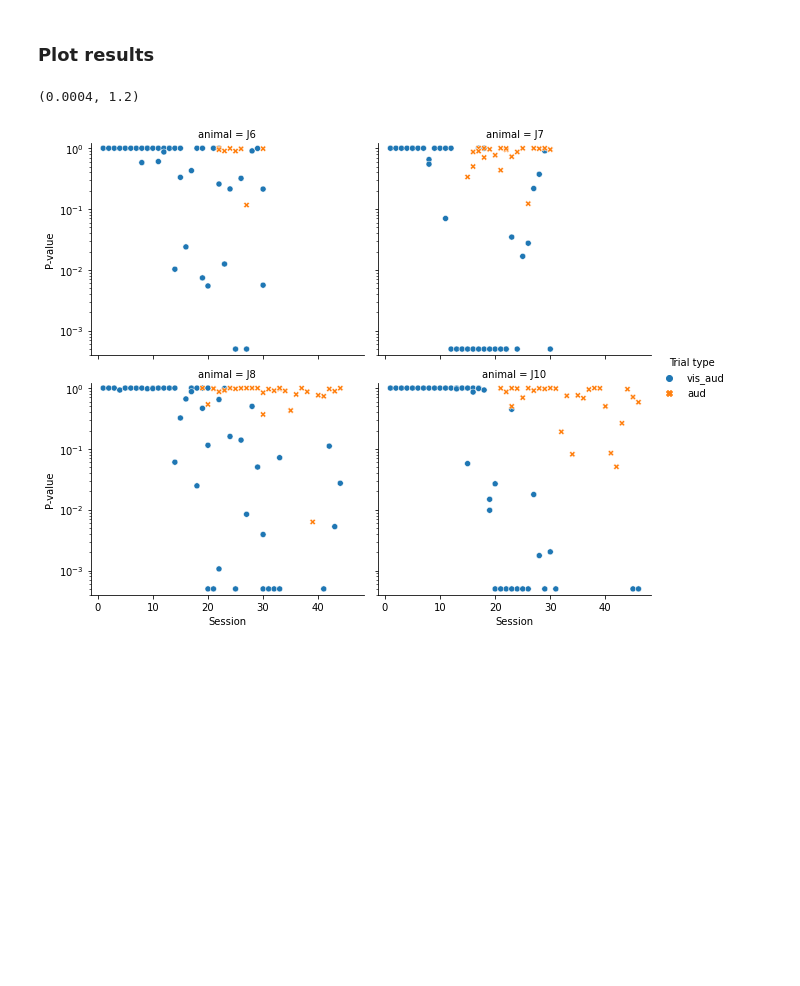
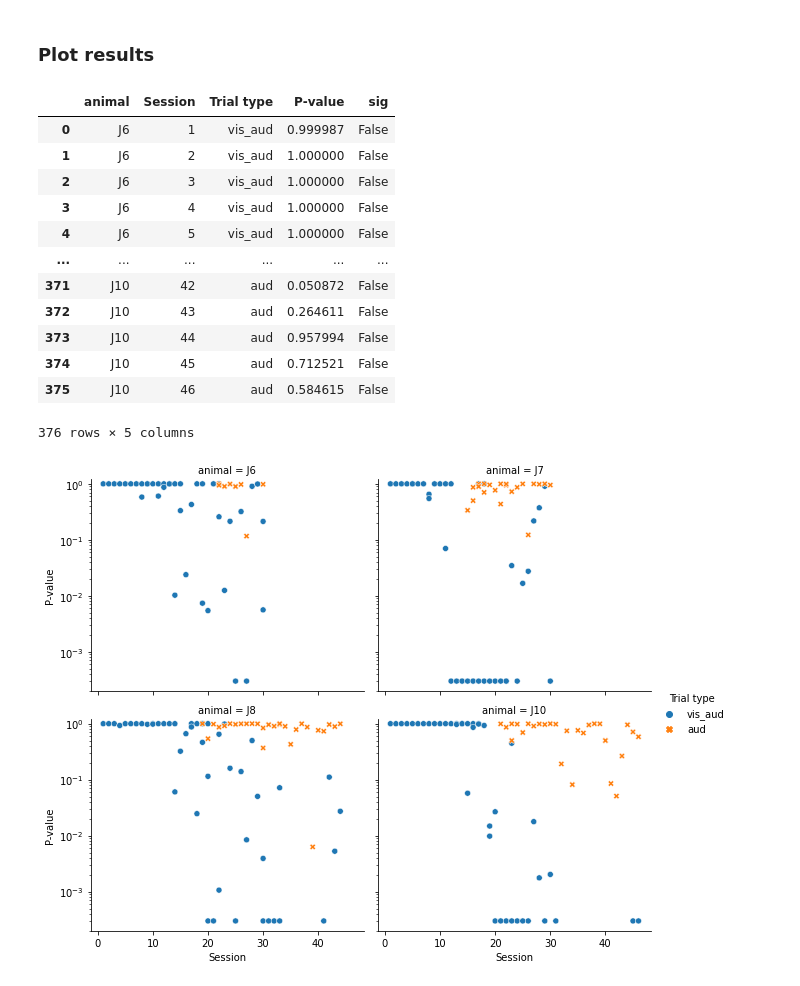
Before and after one commit to yoojin-chung/ED-CS, a Jupyter notebook: plot_behav.ipynb, the cells around one changed output. Cells and saved outputs as stored; diff of their text form; code cells hidden in the pictures; blank space fills up the shorter version.

```diff
--- a/plot_behav.ipynb
+++ b/plot_behav.ipynb
@@ -43,8 +43,8 @@ DF['aud'] = list(map(my_binom, DF.sucAud, DF.nAud, DF.nTar))
 DF.loc[DF.nVis==0, 'vis_aud'] = np.nan
 DF.loc[DF.nAud==0, 'aud'] = np.nan
 # Set p-values<0.001 to a small value for plotting
-DF.loc[DF.vis_aud<0.001, 'vis_aud'] = 0.0005
-DF.loc[DF.aud<0.001, 'aud'] = 0.0005
+DF.loc[DF.vis_aud<0.001, 'vis_aud'] = 0.0003
+DF.loc[DF.aud<0.001, 'aud'] = 0.0003
 DF
 # %% [output]
 |  | animal | ses | nTar | nVis | sucVis | nAud | sucAud | vis_aud | aud |
@@ -65,13 +65,26 @@ DF
 # %%
 melted = pd.melt(DF, id_vars=['animal', 'ses'], value_vars=['vis_aud', 'aud'])
 melted = melted.rename(columns={'ses': 'Session', 'variable': 'Trial type', 'value': 'P-value'})
-
+melted['sig'] = melted['P-value']<0.05
 sns.relplot(x='Session', y='P-value',
             style='Trial type', hue='Trial type',
             col='animal', col_wrap=2, data=melted, height=3.5, aspect=1.2)
 plt.yscale('log')
-plt.ylim([0.0004, 1.2])
+plt.ylim([0.0002, 1.2])
+melted
 # %% [output]
+|  | animal | Session | Trial type | P-value | sig |
+| 0 | J6 | 1 | vis_aud | 0.999987 | False |
+| 1 | J6 | 2 | vis_aud | 1.000000 | False |
+| 2 | J6 | 3 | vis_aud | 1.000000 | False |
+| 3 | J6 | 4 | vis_aud | 1.000000 | False |
+| 4 | J6 | 5 | vis_aud | 1.000000 | False |
+| ... | ... | ... | ... | ... | ... |
+| 371 | J10 | 42 | aud | 0.050872 | False |
+| 372 | J10 | 43 | aud | 0.264611 | False |
+| 373 | J10 | 44 | aud | 0.957994 | False |
+| 374 | J10 | 45 | aud | 0.712521 | False |
+| 375 | J10 | 46 | aud | 0.584615 | False |
-(0.0004, 1.2)
+376 rows × 5 columns
-[figure, old version]
+[figure, new version]
 # %%
```
Also changed, not shown: parts of 3 cells of this notebook.
